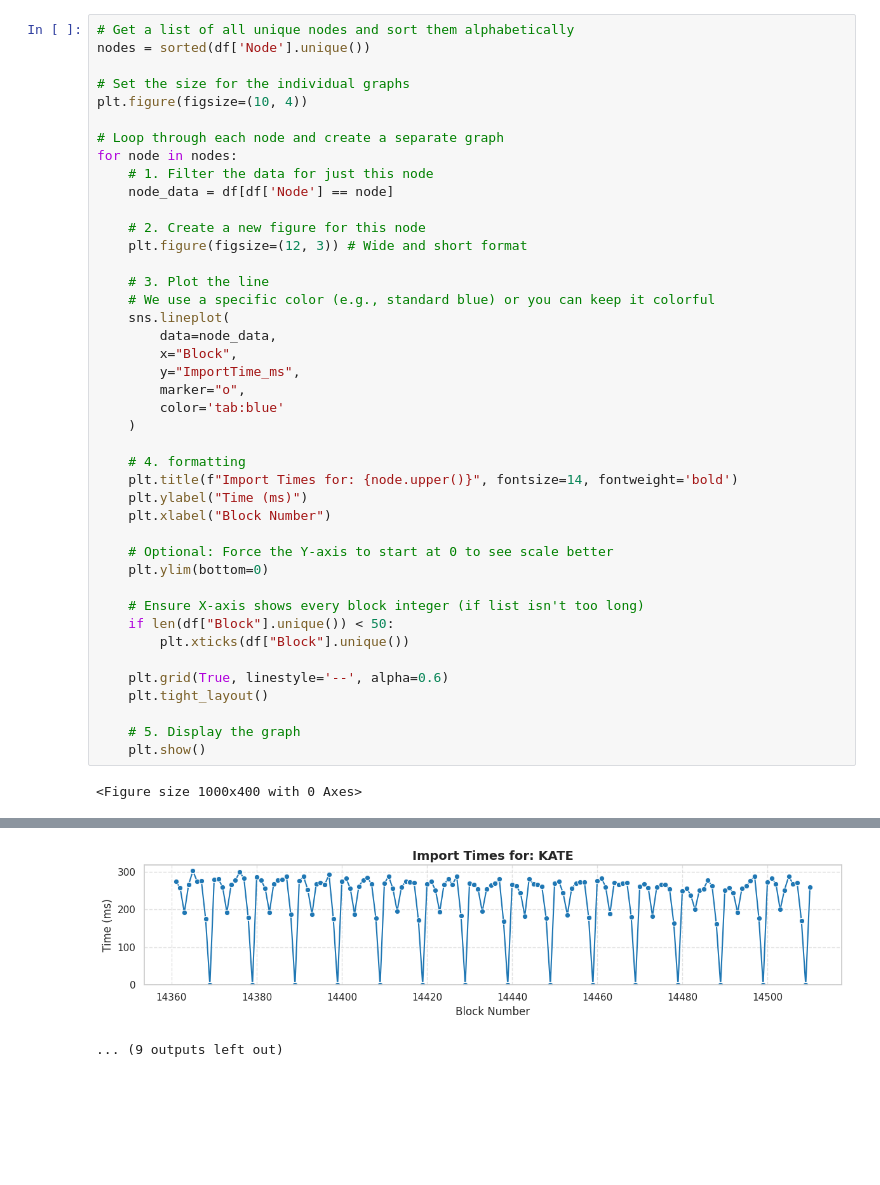
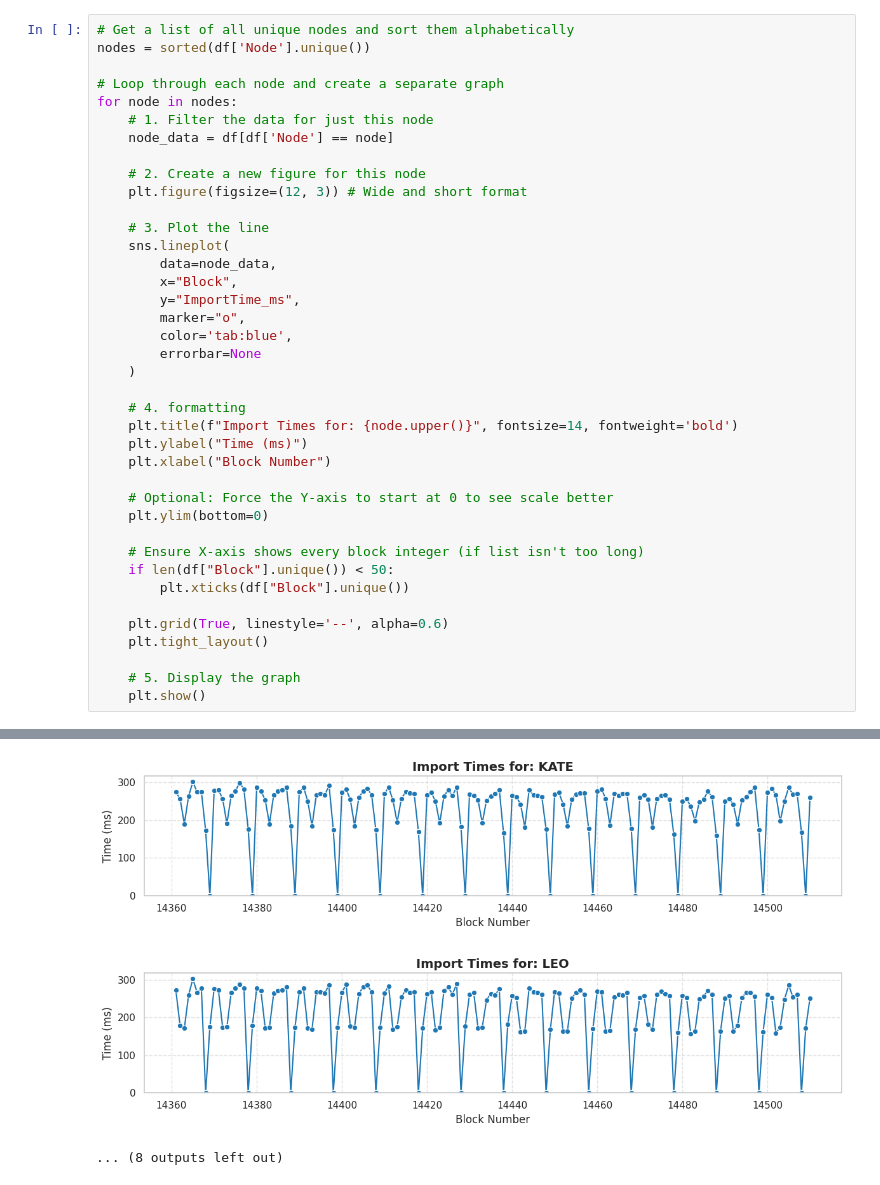
Before and after one commit to midnightntwrk/partner-chains, a Jupyter notebook: e2e-tests/utils/block_size_benchmarks/jupyter/Block_import_times.ipynb, the cells around one changed output, grey strips where cells are left out. Drawn from its saved outputs; the diff is of its cells as text; blank space fills up the shorter version.

Commit message:
Improve plotting
Signed-off-by: chrispalaskas <chris.palaskas@gmail.comls>

```diff
--- a/e2e-tests/utils/block_size_benchmarks/jupyter/Block_import_times.ipynb
+++ b/e2e-tests/utils/block_size_benchmarks/jupyter/Block_import_times.ipynb
@@ -184,9 +211,6 @@ Graph saved as 'import_times_graph.png'
 # %%
 # Get a list of all unique nodes and sort them alphabetically
 nodes = sorted(df['Node'].unique())
-
-# Set the size for the individual graphs
-plt.figure(figsize=(10, 4))
 
 # Loop through each node and create a separate graph
 for node in nodes:
@@ -197,43 +221,43 @@ for node in nodes:
     plt.figure(figsize=(12, 3)) # Wide and short format
 
     # 3. Plot the line
-    # We use a specific color (e.g., standard blue) or you can keep it colorful
     sns.lineplot(
         data=node_data,
         x="Block",
         y="ImportTime_ms",
         marker="o",
-        color='tab:blue'
+        color='tab:blue',
+        errorbar=None
     )
 
     # 4. formatting
     plt.title(f"Import Times for: {node.upper()}", fontsize=14, fontweight='bold')
     plt.ylabel("Time (ms)")
     plt.xlabel("Block Number")
 
     # Optional: Force the Y-axis to start at 0 to see scale better
     plt.ylim(bottom=0)
 
     # Ensure X-axis shows every block integer (if list isn't too long)
     if len(df["Block"].unique()) < 50:
         plt.xticks(df["Block"].unique())
 
     plt.grid(True, linestyle='--', alpha=0.6)
     plt.tight_layout()
 
     # 5. Display the graph
     plt.show()
 # %% [output]
-<Figure size 1000x400 with 0 Axes>
 [figure]
 [figure]
 [figure]
 [figure]
 [figure]
 [figure]
 [figure]
 [figure]
 [figure]
 [figure]
 [figure]
-... (9 outputs left out)
+[figure, added]
+... (8 outputs left out)
```
Also changed, not shown: parts of 1 cell of this notebook.
